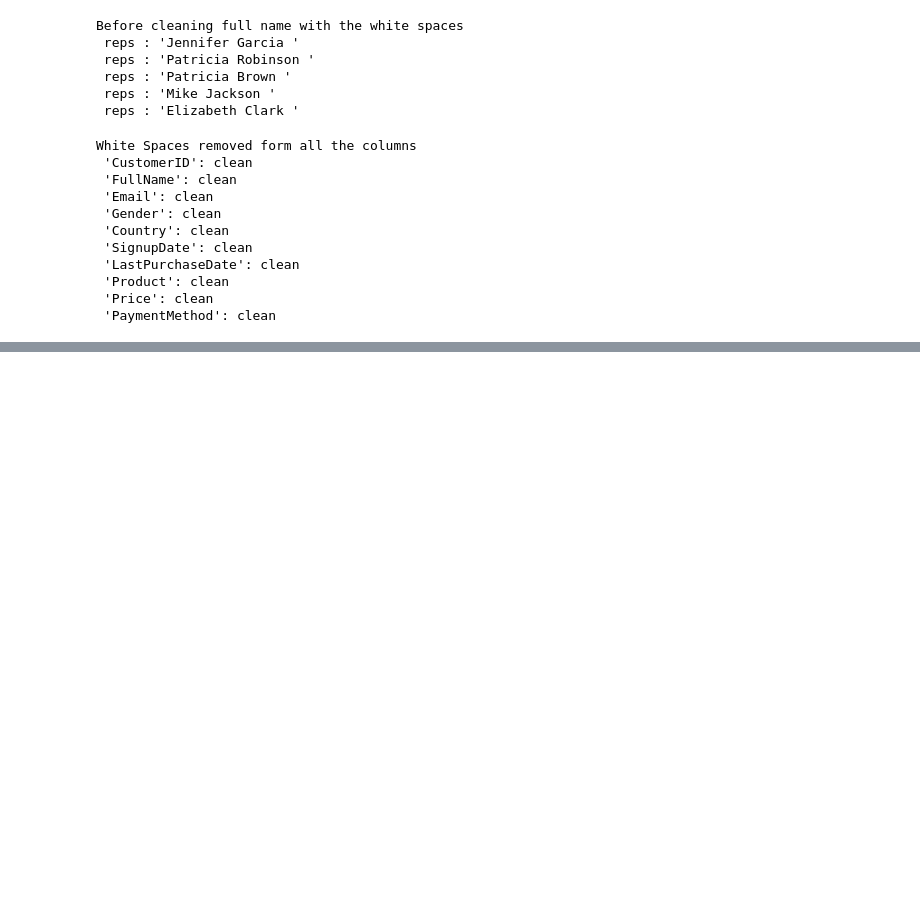
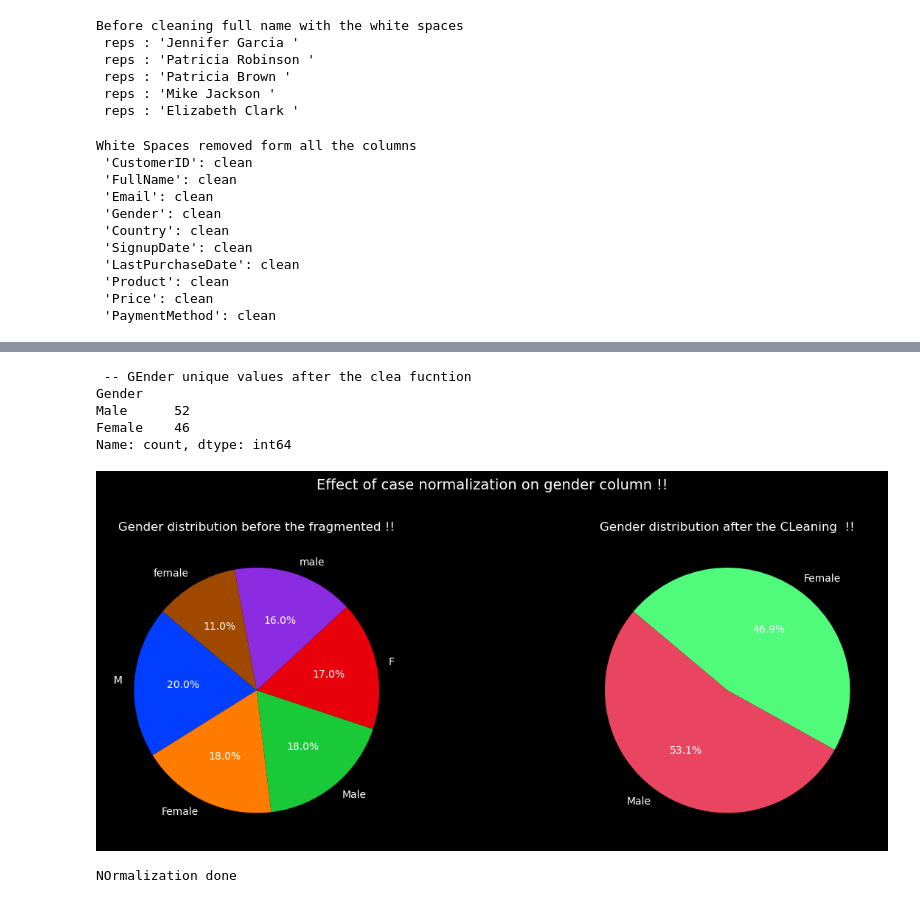
Before and after one commit to kuldeepgaur02/Data-Cleanig-, a Jupyter notebook: Data_cleaning_file.ipynb, the cells around one changed output, grey strips where cells are left out. Drawn from its saved outputs; the diff is of its cells as text; code cells hidden in the pictures; blank space fills up the shorter version.

```diff
--- a/Data_cleaning_file.ipynb
+++ b/Data_cleaning_file.ipynb
@@ -417,0 +431,64 @@ White Spaces removed form all the columns
+# %%
+## NORMALIZE
+
+## stategy
+# 1) strip
+# 2) covert in cases ( lowqer / upper )
+# 3) Map abbrevation
+
+df['Gender'] = df['Gender'].str.lower()
+
+gender_map = {
+    'male' : 'Male',
+    'm' : 'Male',
+    'female' : 'Female',
+    'f' : "Female"
+
+}
+
+df['Gender'] = df['Gender'].map(gender_map)
+
+print(" -- GEnder unique values after the clea fucntion ")
+print(df['Gender'].value_counts())
+# %% [output]
+ -- GEnder unique values after the clea fucntion
+Gender
+Male      52
+Female    46
+Name: count, dtype: int64
+# %%
+fig, axes = plt.subplots(1,2,figsize = (14,5))
+
+## RAw form of the data
+
+gender_before = df_raw['Gender'].value_counts()
+axes[0].pie(
+    gender_before.values,
+    labels= gender_before.index,
+    autopct = '%1.1f%%',
+    startangle = 140 ,
+    colors = sns.color_palette("bright",len(gender_before))
+)
+axes[0].set_title('Gender distribution before the fragmented !!',color = 'white', fontsize = 12)
+
+
+## after
+
+gender_after = df['Gender'].value_counts()
+axes[1].pie(
+    gender_after.values,
+    labels= gender_after.index,
+    autopct = '%1.1f%%',
+    startangle = 140 ,
+    colors =['#e94560','#50fa7b']
+)
+axes[1].set_title('Gender distribution after the CLeaning  !!',color = 'white', fontsize = 12)
+
+plt.suptitle('Effect of case normalization on gender column !!',color = 'white', fontsize =14 ,y =1.02)
+plt.tight_layout()
+plt.savefig('gender_clean.png',dpi =150 , bbox_inches ='tight' ,facecolor = '#1a1a2e')
+plt.show()
+print("NOrmalization done ")
+# %% [output]
+[figure, added]
+NOrmalization done
```
Also changed, not shown: parts of 4 cells of this notebook, 2 other files.
